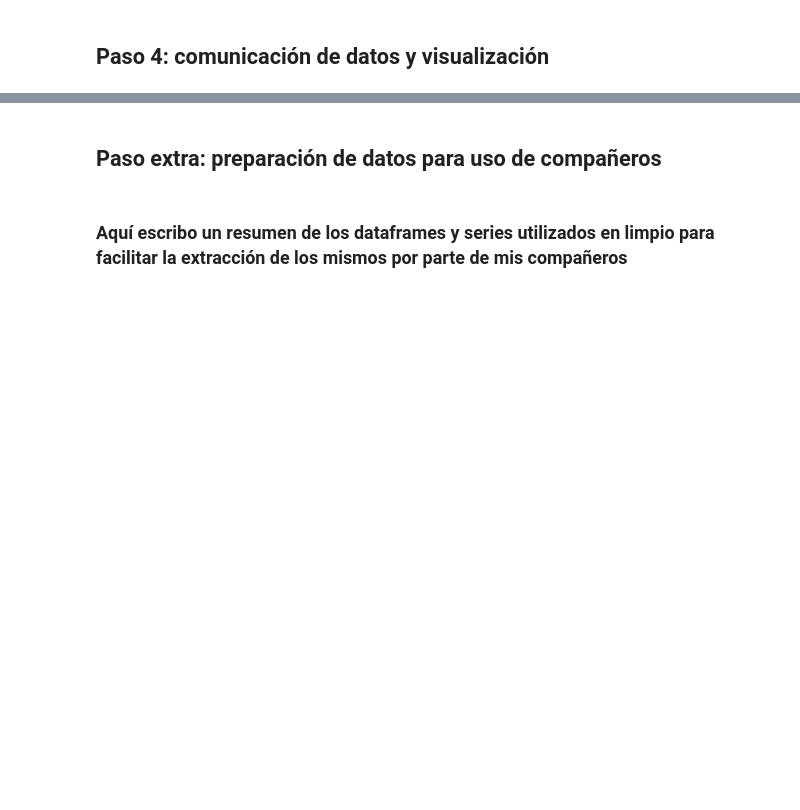
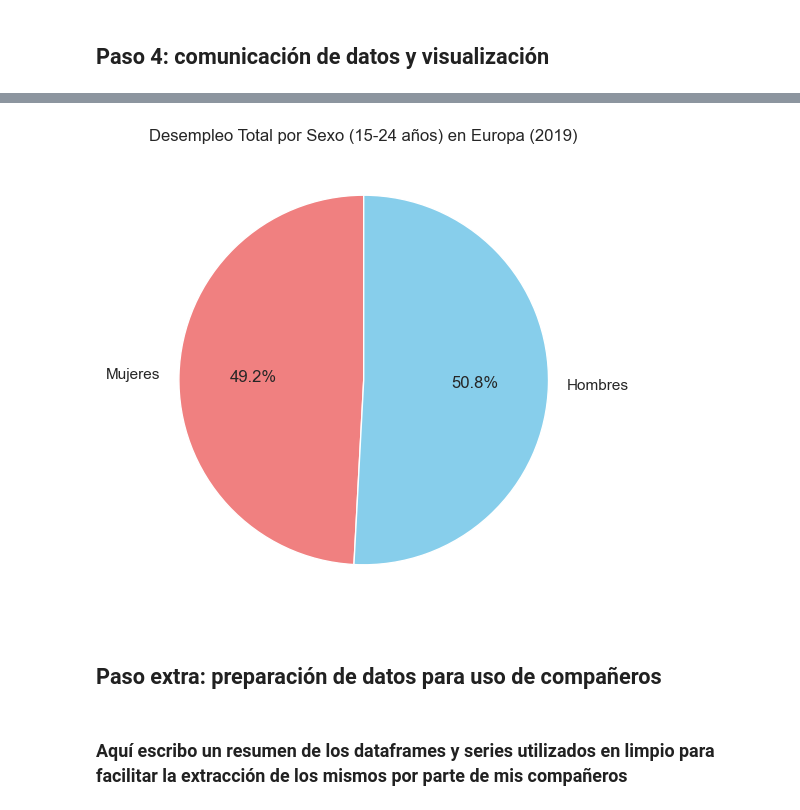
Before and after one commit to AntonioDavid333/Mental-Health-Data-Analysis, a Jupyter notebook: unemployement.ipynb, the cells around one changed output, grey strips where cells are left out. Cells and saved outputs as stored; diff of their text form; code cells hidden in the pictures; blank space fills up the shorter version.

```diff
--- a/unemployement.ipynb
+++ b/unemployement.ipynb
@@ -179,3 +201,26 @@ plt.show()
+# %%
+import seaborn as sns
+import matplotlib.pyplot as plt
+
+# Activar estilo de Seaborn
+sns.set_theme(style="whitegrid")
+
+# Totales por sexo
+totales = df_sex_pivot[["Female", "Male"]].sum()
+
+plt.figure(figsize=(6, 6))
+plt.pie(
+    totales,
+    labels=["Mujeres", "Hombres"],
+    autopct='%1.1f%%',
+    colors=["lightcoral", "skyblue"],
+    startangle=90
+)
+
+plt.title("Desempleo Total por Sexo (15-24 años) en Europa (2019)")
+plt.show()
+# %% [output]
+[figure, added]
 # %% [markdown]
 ## Paso extra: preparación de datos para uso de compañeros
 # %% [markdown]
```
Also changed, not shown: parts of 17 cells of this notebook, 3 other files.
